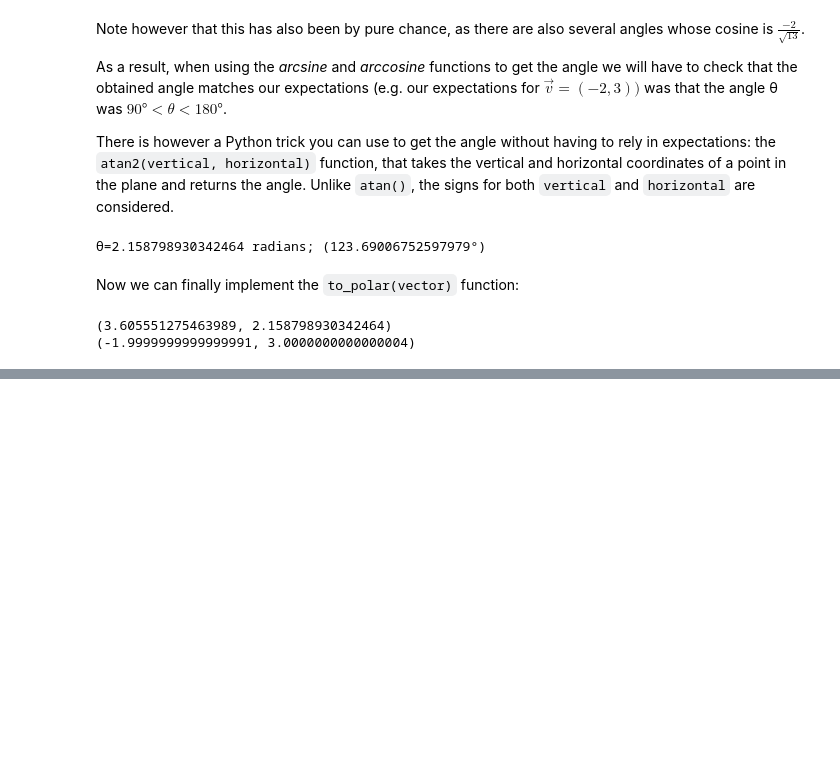
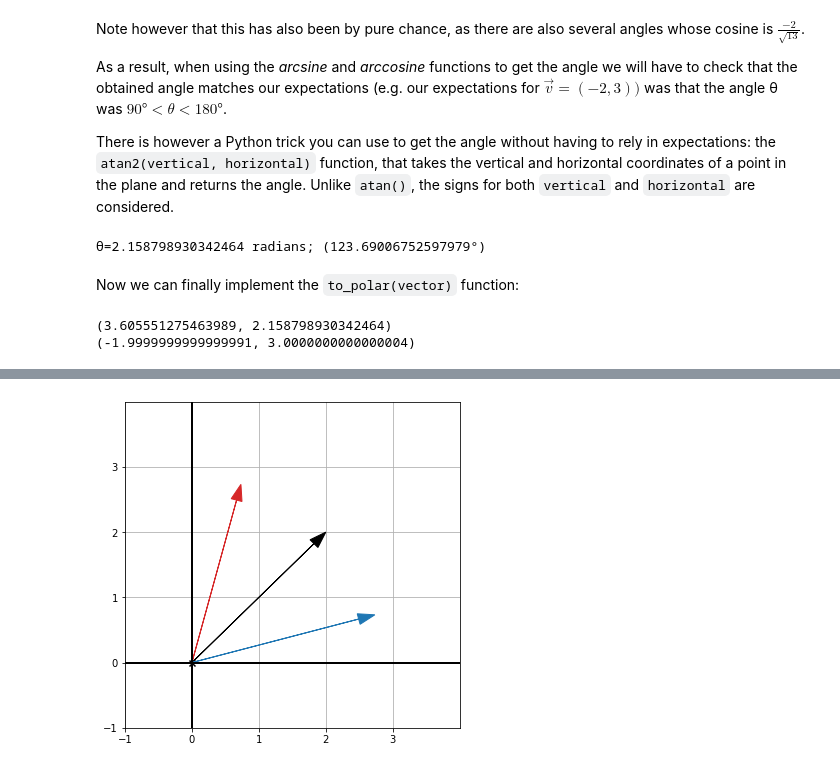
Before and after one commit to sergiofgonzalez/math-workbench, a Jupyter notebook: 01-vectors-in-the-2d-plane/02-vector-arithmetics-notebook/vector_arithmetics.ipynb, the cells around one changed output, grey strips where cells are left out. Cells and saved outputs as stored; diff of their text form; code cells hidden in the pictures; blank space fills up the shorter version.

```diff
--- a/01-vectors-in-the-2d-plane/02-vector-arithmetics-notebook/vector_arithmetics.ipynb
+++ b/01-vectors-in-the-2d-plane/02-vector-arithmetics-notebook/vector_arithmetics.ipynb
@@ -561,0 +572,14 @@ print(to_cartesian(to_polar((-2, 3))))
+# %%
+v = (2, 2)
+
+v_polar = to_polar(v)
+v_clockwise_30_deg = (v_polar[0], v_polar[1] + to_radians(30))
+v_counterclockwise_30_deg = (v_polar[0], v_polar[1] - to_radians(30))
+
+draw(
+    Arrow(v, color=black),
+    Arrow(to_cartesian(v_clockwise_30_deg), color=red),
+    Arrow(to_cartesian(v_counterclockwise_30_deg), color=blue)
+)
+# %% [output]
+[figure, added]
```
Also changed, not shown: parts of 5 cells of this notebook, 5 other files.
